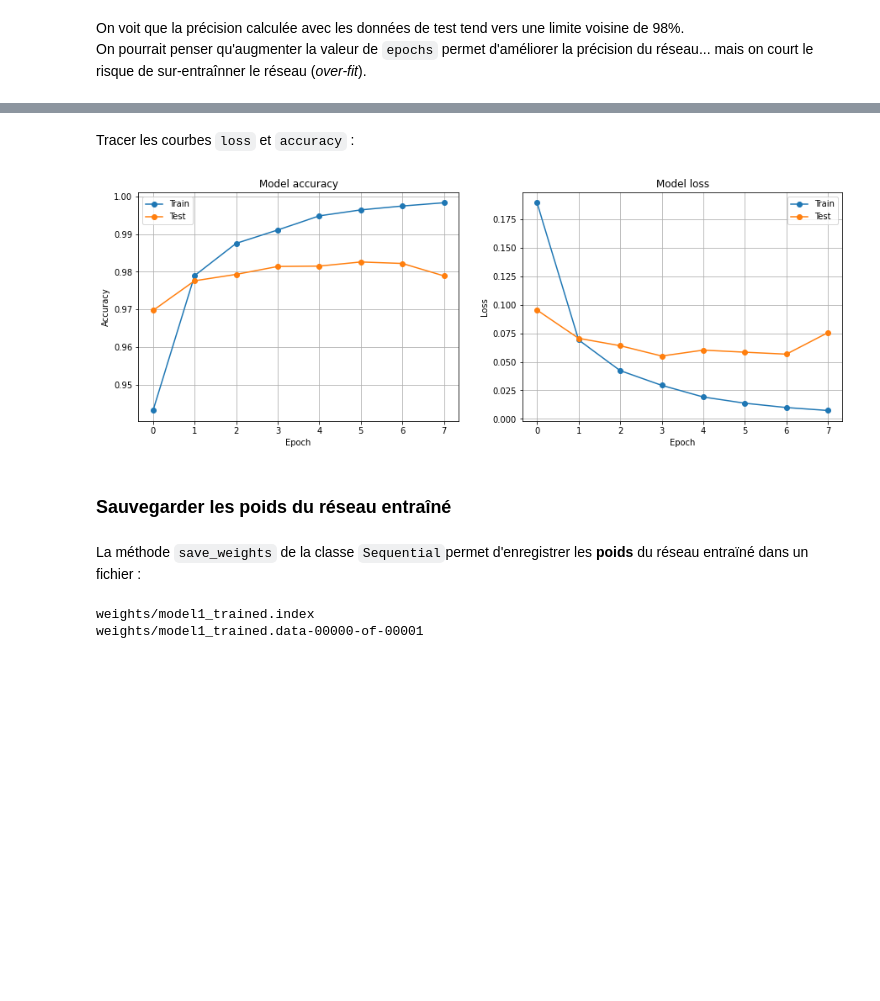
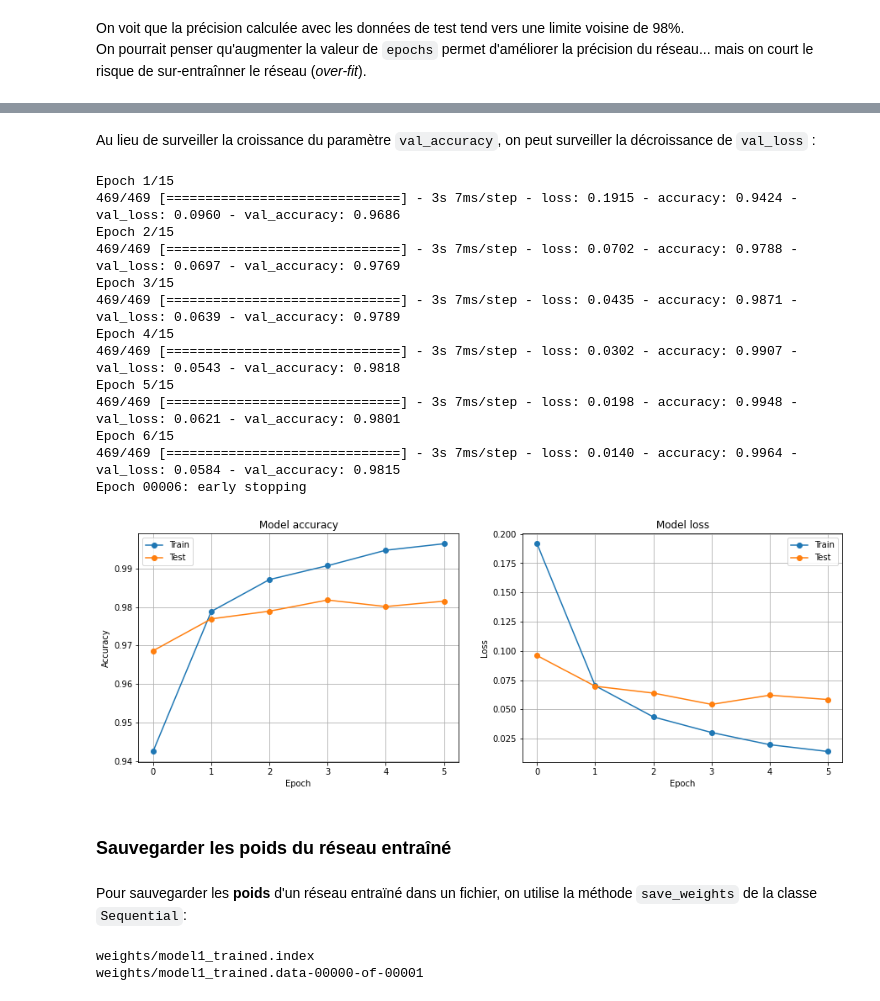
Before and after one commit to cjlux/mnist_tf2, a Jupyter notebook: Sol_TP1_MNIST_dense-full.ipynb, the cells around one changed output, grey strips where cells are left out. Saved outputs shown, nothing was run; the diff lists cells and outputs as text; code cells hidden in the pictures; blank space fills up the shorter version.

```diff
--- a/Sol_TP1_MNIST_dense-full.ipynb
+++ b/Sol_TP1_MNIST_dense-full.ipynb
@@ -661,14 +673,47 @@ Epoch 00008: early stopping
-# %% [markdown]
-Tracer les courbes `loss` et `accuracy` :
-# %%
-from utils.tools import plot_loss_accuracy
-plot_loss_accuracy(hist)
-# %% [output]
-[figure, removed]
+# %% [markdown]
+Au lieu de surveiller la croissance du paramètre `val_accuracy`, on peut surveiller la décroissance de `val_loss` :
+# %%
+from tensorflow.keras.callbacks import EarlyStopping
+
+callbacks_list = [
+    EarlyStopping(monitor='val_loss',  # la grandeur à surveiller
+                  patience=2,          # accepter que 'val_accuracy' diminue 2 fois de suite
+                  mode='min',          # arrêter si le paramètre croît
+                  verbose=1)
+]
+
+# recharger l'état initial du réseau:
+key = 'model1_initial'
+model.load_weights('weights/'+key)
+tf.random.set_seed(SEED)
+
+hist = model.fit(x_train, y_train,
+                 validation_data=(x_test, y_test),
+                 epochs=15,
+                 batch_size=128,
+                 callbacks = callbacks_list)
+
+from utils.tools import plot_loss_accuracy
+plot_loss_accuracy(hist)
+# %% [output]
+Epoch 1/15
+469/469 [==============================] - 3s 7ms/step - loss: 0.1915 - accuracy: 0.9424 - val_loss: 0.0960 - val_accuracy: 0.9686
+Epoch 2/15
+469/469 [==============================] - 3s 7ms/step - loss: 0.0702 - accuracy: 0.9788 - val_loss: 0.0697 - val_accuracy: 0.9769
+Epoch 3/15
+469/469 [==============================] - 3s 7ms/step - loss: 0.0435 - accuracy: 0.9871 - val_loss: 0.0639 - val_accuracy: 0.9789
+Epoch 4/15
+469/469 [==============================] - 3s 7ms/step - loss: 0.0302 - accuracy: 0.9907 - val_loss: 0.0543 - val_accuracy: 0.9818
+Epoch 5/15
+469/469 [==============================] - 3s 7ms/step - loss: 0.0198 - accuracy: 0.9948 - val_loss: 0.0621 - val_accuracy: 0.9801
+Epoch 6/15
+469/469 [==============================] - 3s 7ms/step - loss: 0.0140 - accuracy: 0.9964 - val_loss: 0.0584 - val_accuracy: 0.9815
+Epoch 00006: early stopping
+[figure, added]
 # %% [markdown]
 ### Sauvegarder les poids du  réseau entraîné
-# %% [markdown]
-La méthode `save_weights` de la classe `Sequential`permet d'enregistrer les **poids** du réseau entraïné dans un fichier :
+# %% [markdown]
+Pour sauvegarder les **poids** d'un réseau entraïné dans un fichier, on utilise la méthode `save_weights` de la classe `Sequential`:
 # %%
 import os
 # vérifier que le dossier 'weights' existe et sinon le créer:
```
Also changed, not shown: parts of 50 cells of this notebook, 5 other files.
